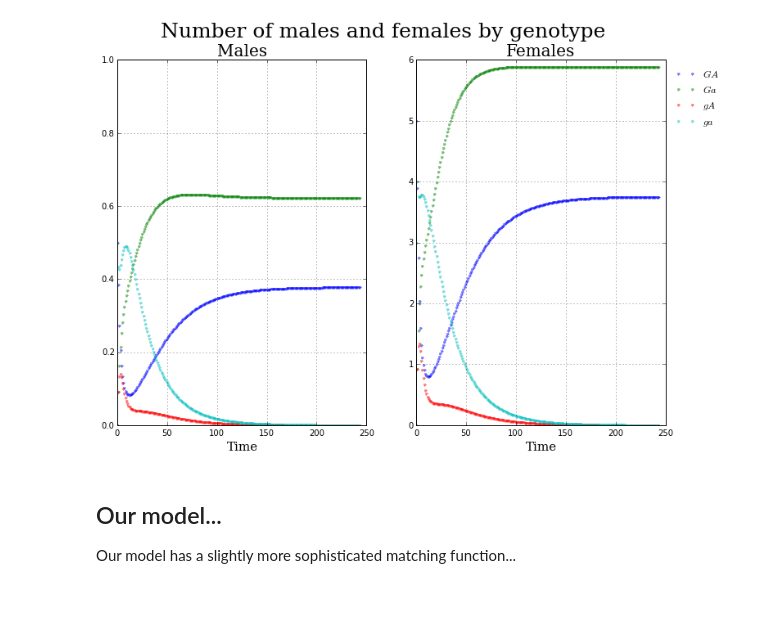
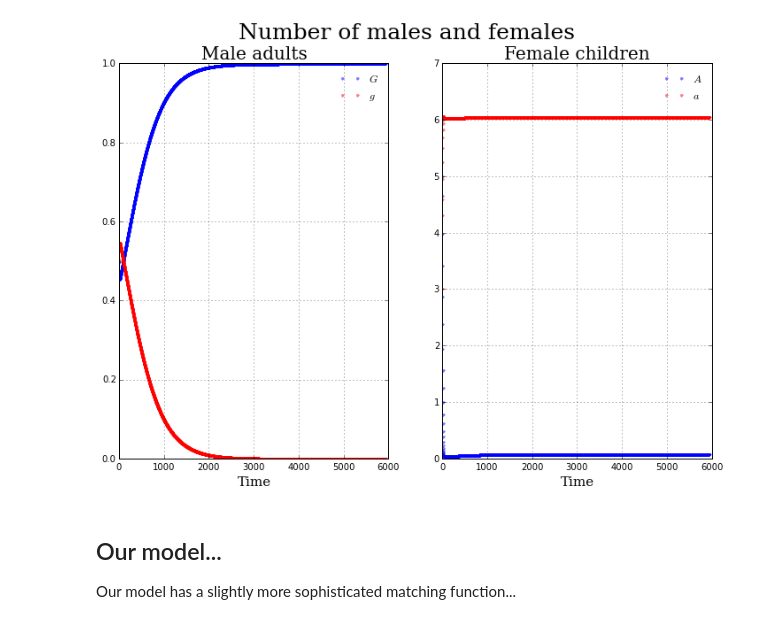
Before and after one commit to davidrpugh/population-ecology-approach, a Jupyter notebook: src/tutorial.ipynb, the cells around one changed output. Saved outputs shown, nothing was run; the diff lists cells and outputs as text; code cells hidden in the pictures.

Commit message:
Improved plotting functions.

```diff
--- a/src/tutorial.ipynb
+++ b/src/tutorial.ipynb
@@ -52,7 +52,12 @@ plt.show()
 # widget for varying the initial condition
 eps = 1e-2
 mGA0_widget = widgets.FloatSliderWidget(min=eps, max=1-eps, step=eps, value=0.5)
-assortativity = widgets.FloatSliderWidget(min=eps, max=1-eps, step=eps, value=0.5)
+assortativity = widgets.FloatSliderWidget(min=eps, max=1-eps, step=eps, value=eps)
+mGA0 = widgets.FloatSliderWidget(min=eps, max=1-eps, step=eps, value=eps)
+males = widgets.DropdownWidget(values=['genotypes', 'alpha_allele', 'gamma_allele'],
+                               value='gamma_allele')
+females = widgets.DropdownWidget(values=['genotypes', 'alpha_allele', 'gamma_allele'],
+                                 value='alpha_allele')
 
 # widgets for varying the payoffs
 fecundity = widgets.IntSliderWidget(min=2.0, max=25, step=1, value=2.0)
@@ -69,18 +74,20 @@ female_signaling_a = widgets.FloatSliderWidget(min=eps, max=1-eps, step=eps, val
 # %%
 interactive_plot = widgets.interact(simulators.plot_isolated_subpopulations_simulation,
                                     simulator=widgets.fixed(sim),
                                     mGA0=mGA0_widget,
                                     T=widgets.fixed(None),
-                                    rtol=widgets.FloatTextWidget(value=1e-4),
+                                    rtol=widgets.FloatTextWidget(value=1e-8),
+                                    males=males,
+                                    females=females,
                                     e=assortativity,
                                     c=fecundity,
                                     PiaA=exploitive_payoff,
                                     PiAA=cooperative_payoff,
                                     Piaa=selfish_payoff,
                                     PiAa=naive_payoff,
                                     )
 # %% [output]
-[figure, old version]
+[figure, new version]
 # %% [markdown]
 ## Our model...
 
```
Also changed, not shown: parts of 12 cells of this notebook, 1 other file.
